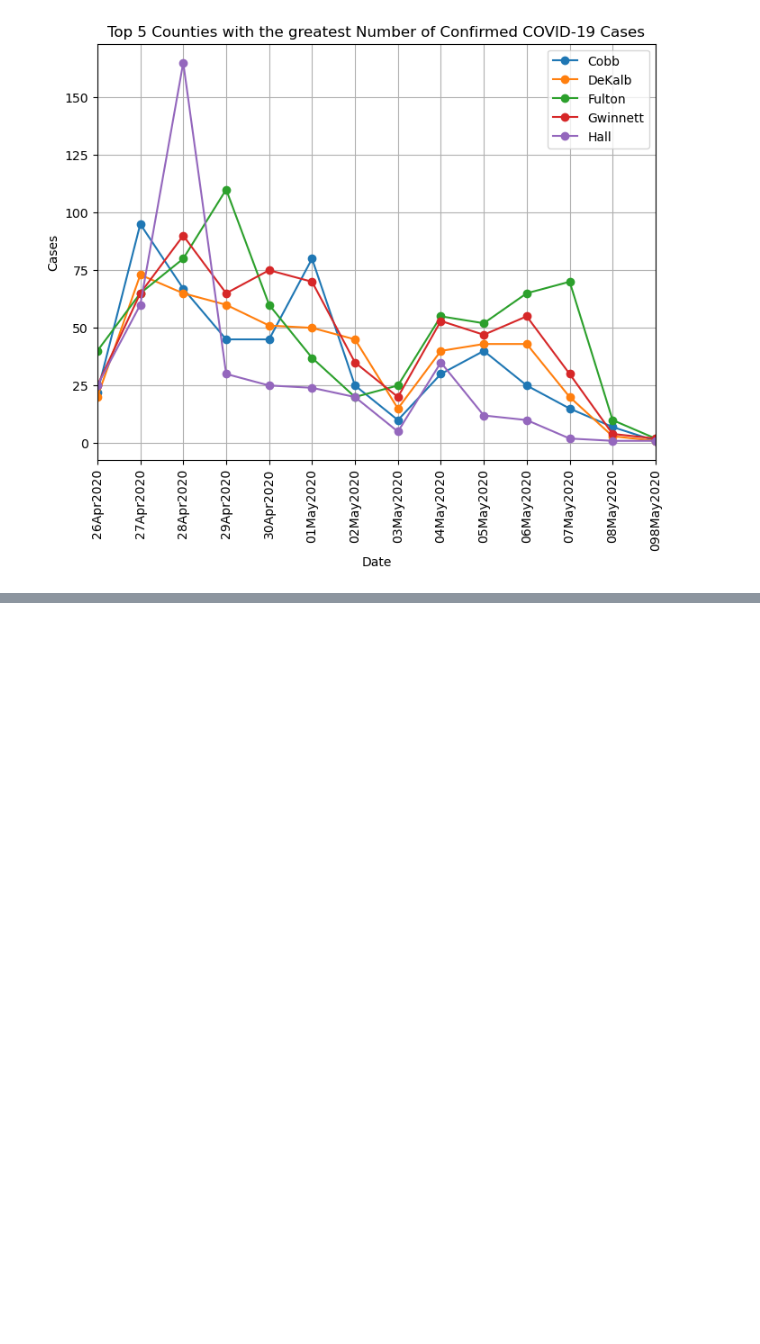
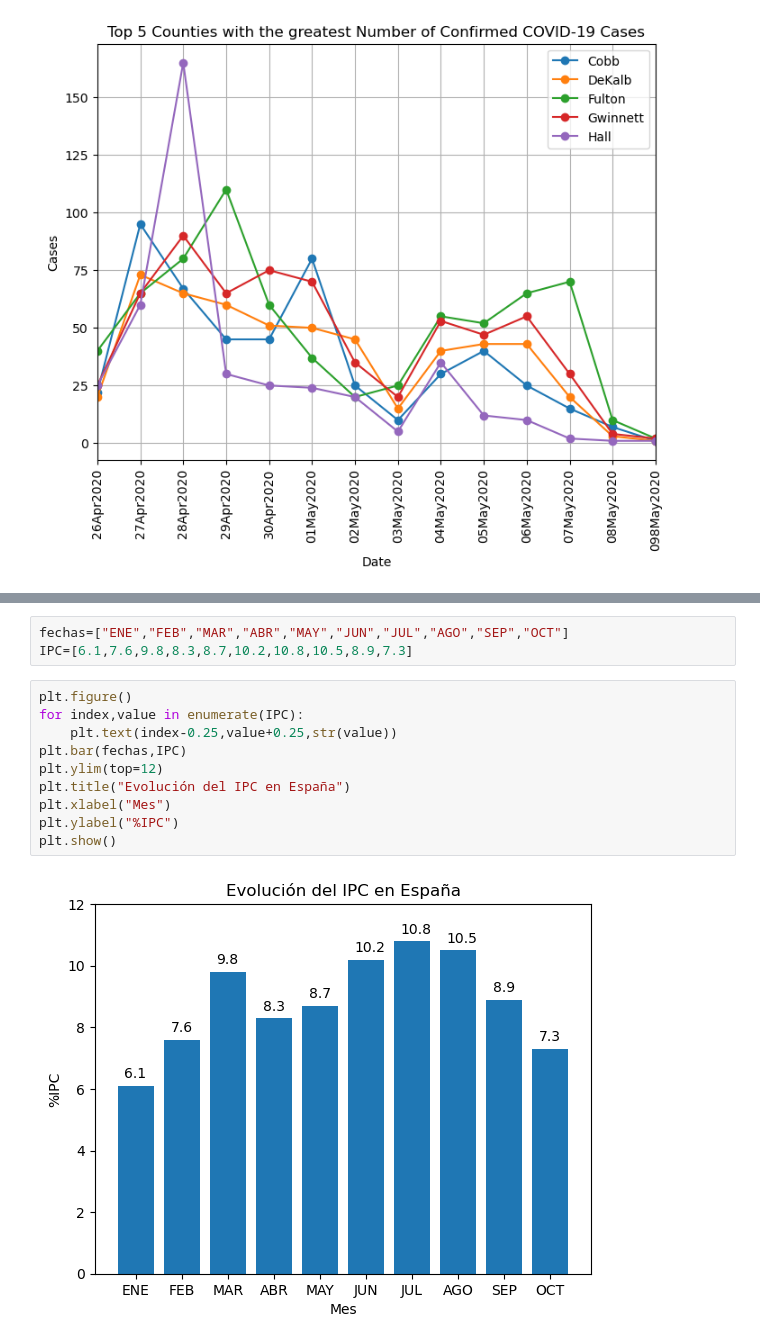
Before and after one commit to jcasarmiento/Visualization, a Jupyter notebook: fake.ipynb, the cells around one changed output, grey strips where cells are left out. Saved outputs shown, nothing was run; the diff lists cells and outputs as text; blank space fills up the shorter version.

```diff
--- a/fake.ipynb
+++ b/fake.ipynb
@@ -35,0 +44,15 @@ plt.show()
+# %%
+fechas=["ENE","FEB","MAR","ABR","MAY","JUN","JUL","AGO","SEP","OCT"]
+IPC=[6.1,7.6,9.8,8.3,8.7,10.2,10.8,10.5,8.9,7.3]
+# %%
+plt.figure()
+for index,value in enumerate(IPC):
+    plt.text(index-0.25,value+0.25,str(value))
+plt.bar(fechas,IPC)
+plt.ylim(top=12)
+plt.title("Evolución del IPC en España")
+plt.xlabel("Mes")
+plt.ylabel("%IPC")
+plt.show()
+# %% [output]
+[figure, added]
```
Also changed, not shown: parts of 3 cells of this notebook.
